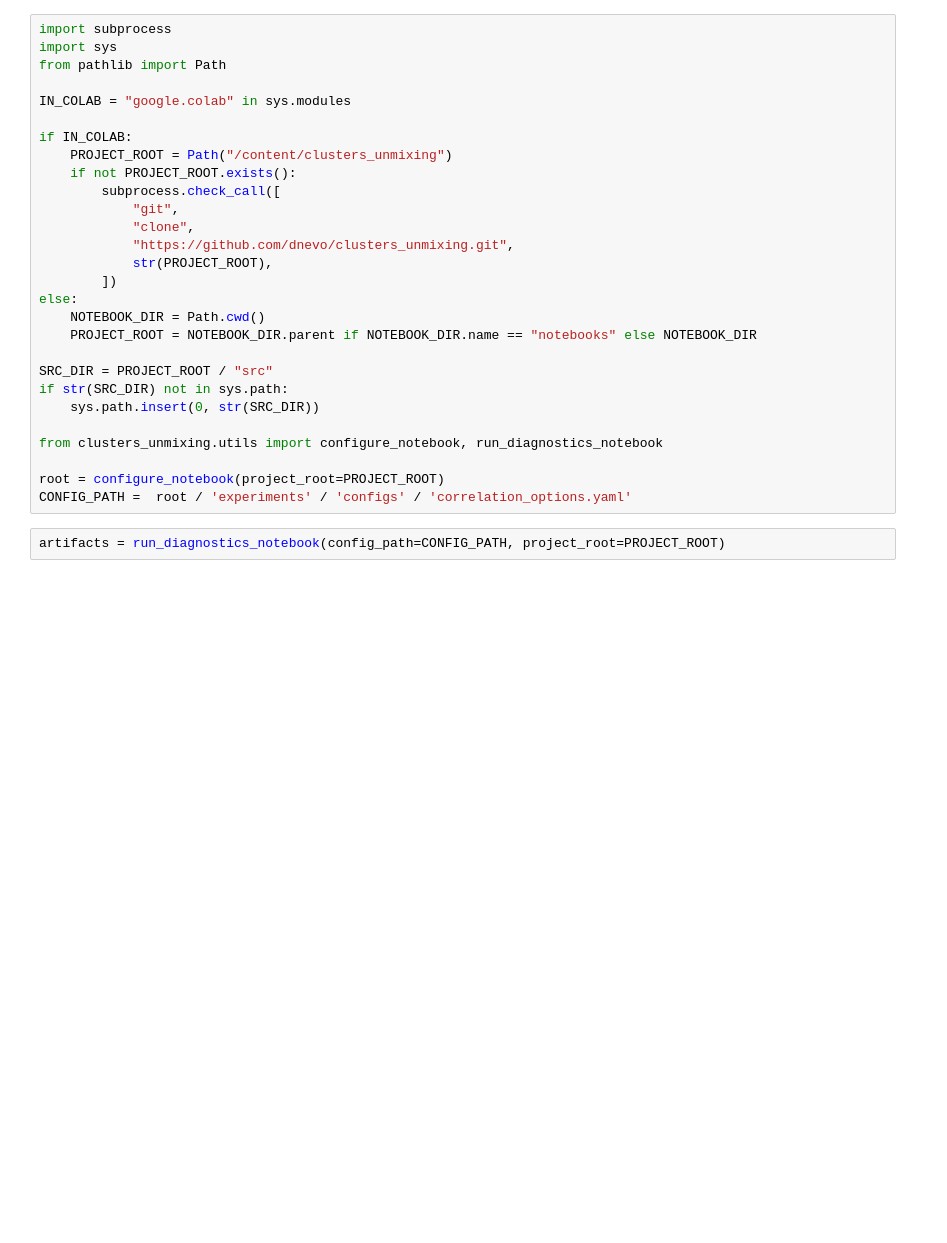
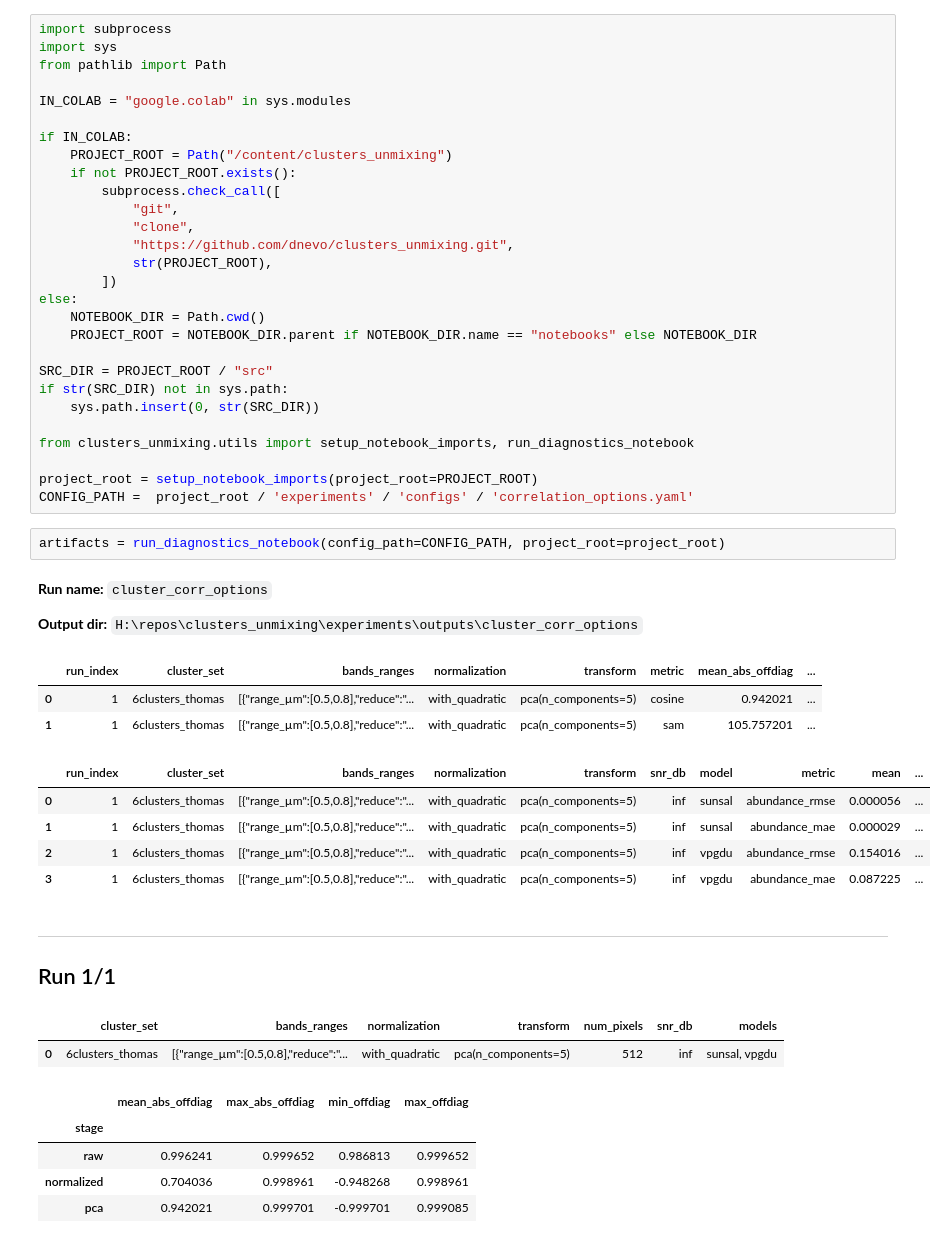
Before and after one commit to dnevo/clusters_unmixing, a Jupyter notebook: notebooks/00_cluster_diagnostics.ipynb, the cells around one changed output. Cells and saved outputs as stored; diff of their text form; blank space fills up the shorter version.

Commit message:
cosmetic: update notebook diagnostics

```diff
--- a/notebooks/00_cluster_diagnostics.ipynb
+++ b/notebooks/00_cluster_diagnostics.ipynb
@@ -35,10 +35,30 @@ SRC_DIR = PROJECT_ROOT / "src"
 if str(SRC_DIR) not in sys.path:
     sys.path.insert(0, str(SRC_DIR))
 
-from clusters_unmixing.utils import configure_notebook, run_diagnostics_notebook
+from clusters_unmixing.utils import setup_notebook_imports, run_diagnostics_notebook
 
-root = configure_notebook(project_root=PROJECT_ROOT)
-CONFIG_PATH =  root / 'experiments' / 'configs' / 'correlation_options.yaml'
+project_root = setup_notebook_imports(project_root=PROJECT_ROOT)
+CONFIG_PATH =  project_root / 'experiments' / 'configs' / 'correlation_options.yaml'
 # %%
-artifacts = run_diagnostics_notebook(config_path=CONFIG_PATH, project_root=PROJECT_ROOT)
+artifacts = run_diagnostics_notebook(config_path=CONFIG_PATH, project_root=project_root)
 # %% [output]
+**Run name:** `cluster_corr_options`
+
+**Output dir:** `H:\repos\clusters_unmixing\experiments\outputs\cluster_corr_options`
+|  | run_index | cluster_set | bands_ranges | normalization | transform | metric | mean_abs_offdiag | ... |
+| 0 | 1 | 6clusters_thomas | [{"range_µm":[0.5,0.8],"reduce":"... | with_quadratic | pca(n_components=5) | cosine | 0.942021 | ... |
+| 1 | 1 | 6clusters_thomas | [{"range_µm":[0.5,0.8],"reduce":"... | with_quadratic | pca(n_components=5) | sam | 105.757201 | ... |
+|  | run_index | cluster_set | bands_ranges | normalization | transform | snr_db | model | metric | mean | ... |
+| 0 | 1 | 6clusters_thomas | [{"range_µm":[0.5,0.8],"reduce":"... | with_quadratic | pca(n_components=5) | inf | sunsal | abundance_rmse | 0.000056 | ... |
+| 1 | 1 | 6clusters_thomas | [{"range_µm":[0.5,0.8],"reduce":"... | with_quadratic | pca(n_components=5) | inf | sunsal | abundance_mae | 0.000029 | ... |
+| 2 | 1 | 6clusters_thomas | [{"range_µm":[0.5,0.8],"reduce":"... | with_quadratic | pca(n_components=5) | inf | vpgdu | abundance_rmse | 0.154016 | ... |
+| 3 | 1 | 6clusters_thomas | [{"range_µm":[0.5,0.8],"reduce":"... | with_quadratic | pca(n_components=5) | inf | vpgdu | abundance_mae | 0.087225 | ... |
+---
+## Run 1/1
+|  | cluster_set | bands_ranges | normalization | transform | num_pixels | snr_db | models |
+| 0 | 6clusters_thomas | [{"range_µm":[0.5,0.8],"reduce":"... | with_quadratic | pca(n_components=5) | 512 | inf | sunsal, vpgdu |
+|  | mean_abs_offdiag | max_abs_offdiag | min_offdiag | max_offdiag |
+| stage |  |  |  |  |
+| raw | 0.996241 | 0.999652 | 0.986813 | 0.999652 |
+| normalized | 0.704036 | 0.998961 | -0.948268 | 0.998961 |
+| pca | 0.942021 | 0.999701 | -0.999701 | 0.999085 |
```
Also changed, not shown: parts of 1 cell of this notebook, 3 other files.
